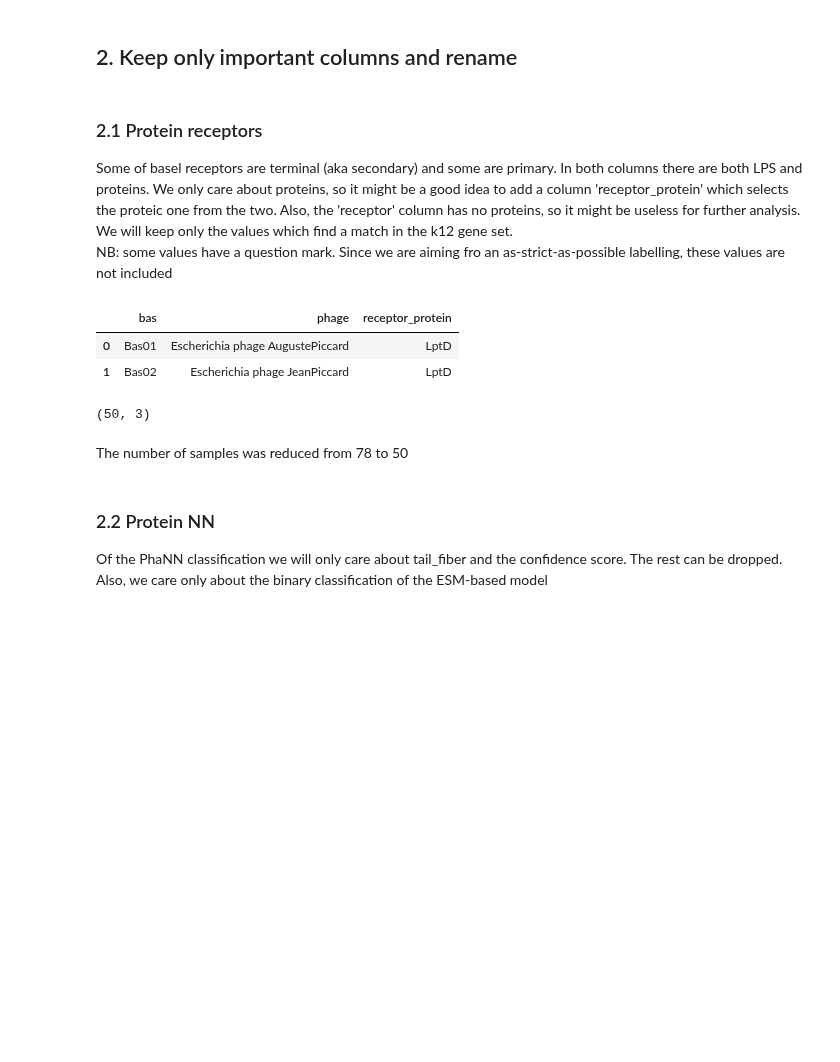
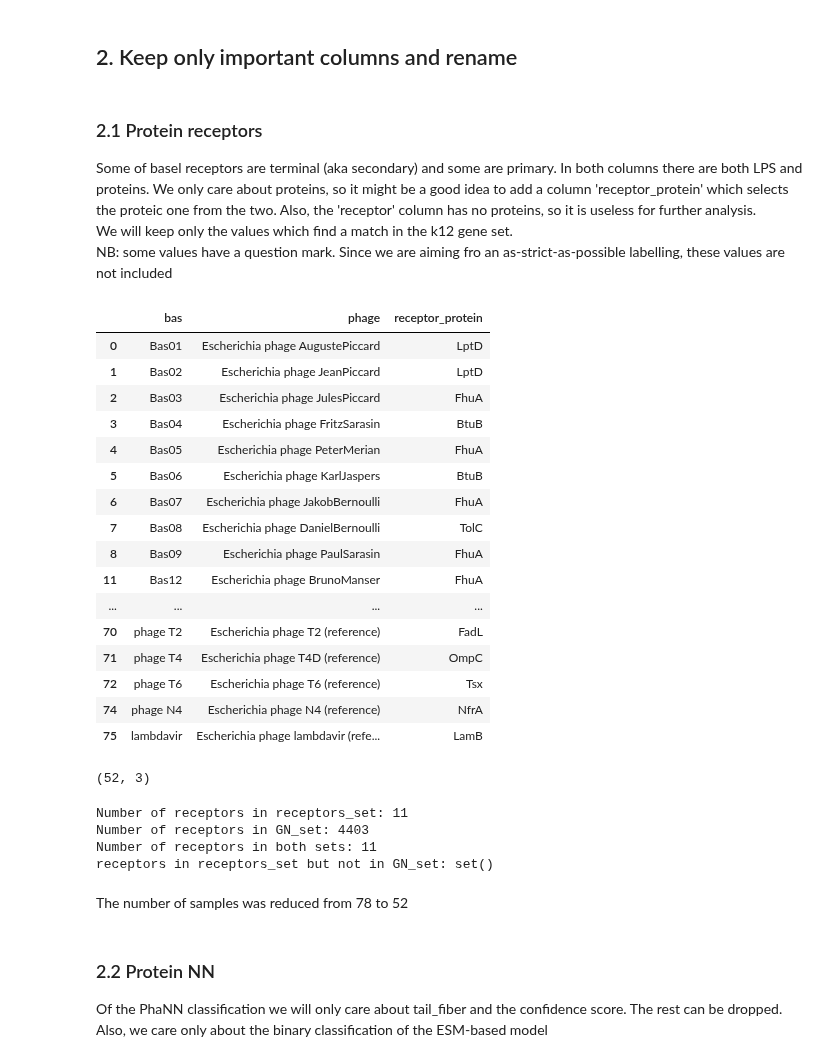
Before and after one commit to Drivahah/Predicting-phage-host-interaction-with-Language-Models, a Jupyter notebook: notebooks/02_regex_transform_data.ipynb, the cells around one changed output. Drawn from its saved outputs; the diff is of its cells as text; code cells hidden in the pictures; blank space fills up the shorter version.

```diff
--- a/notebooks/02_regex_transform_data.ipynb
+++ b/notebooks/02_regex_transform_data.ipynb
@@ -68,12 +68,16 @@ K12 proteome:
 ## 2. Keep only important columns and rename
 # %% [markdown]
 ### 2.1 Protein receptors
-Some of basel receptors are terminal (aka secondary) and some are primary. In both columns there are both LPS and proteins. We only care about proteins, so it might be a good idea to add a column 'receptor_protein' which selects the proteic one from the two. Also, the 'receptor' column has no proteins, so it might be useless for further analysis. \
+Some of basel receptors are terminal (aka secondary) and some are primary. In both columns there are both LPS and proteins. We only care about proteins, so it might be a good idea to add a column 'receptor_protein' which selects the proteic one from the two. Also, the 'receptor' column has no proteins, so it is useless for further analysis. \
 We will keep only the values which find a match in the k12 gene set.\
 NB: some values have a question mark. Since we are aiming fro an as-strict-as-possible labelling, these values are not included
 # %%
 # Get a set of the elements in a df
 GN_set = set(k12_proteome['GN'].str.lower().tolist())
+
+# Strip values in primary_receptor and terminal_receptor of '?'
+receptors['primary_receptor'] = receptors['primary_receptor'].str.strip('?')
+receptors['terminal_receptor'] = receptors['terminal_receptor'].str.strip('?')
 
 # Create a subset that contains only the rows where either primary_receptor or terminal_receptor are in GN_set
 receptors = receptors[(receptors['primary_receptor'].str.lower().isin(GN_set)) | (receptors['terminal_receptor'].str.lower().isin(GN_set))]
@@ -84,15 +88,41 @@ receptors['receptor_protein'] = np.where(receptors['primary_receptor'].str.lower
 keep_columns = ['bas', 'phage', 'receptor_protein']
 receptors = receptors[keep_columns]
 # %%
-display(receptors.head(2))
+display(receptors)
 display(receptors.shape)
 # %% [output]
 |  | bas | phage | receptor_protein |
 | 0 | Bas01 | Escherichia phage AugustePiccard | LptD |
 | 1 | Bas02 | Escherichia phage JeanPiccard | LptD |
+| 2 | Bas03 | Escherichia phage JulesPiccard | FhuA |
+| 3 | Bas04 | Escherichia phage FritzSarasin | BtuB |
+| 4 | Bas05 | Escherichia phage PeterMerian | FhuA |
+| 5 | Bas06 | Escherichia phage KarlJaspers | BtuB |
+| 6 | Bas07 | Escherichia phage JakobBernoulli | FhuA |
+| 7 | Bas08 | Escherichia phage DanielBernoulli | TolC |
+| 8 | Bas09 | Escherichia phage PaulSarasin | FhuA |
+| 11 | Bas12 | Escherichia phage BrunoManser | FhuA |
+| ... | ... | ... | ... |
+| 70 | phage T2 | Escherichia phage T2 (reference) | FadL |
+| 71 | phage T4 | Escherichia phage T4D (reference) | OmpC |
+| 72 | phage T6 | Escherichia phage T6 (reference) | Tsx |
+| 74 | phage N4 | Escherichia phage N4 (reference) | NfrA |
+| 75 | lambdavir | Escherichia phage lambdavir (refe... | LamB |
-(50, 3)
+(52, 3)
+# %%
+# Compare sets of receptors['receptor_protein'] and GN_set
+receptors_set = set(receptors['receptor_protein'].str.lower().tolist())
+print('Number of receptors in receptors_set:', len(receptors_set))
+print('Number of receptors in GN_set:', len(GN_set))
+print('Number of receptors in both sets:', len(receptors_set.intersection(GN_set)))
+print('receptors in receptors_set but not in GN_set:', receptors_set.difference(GN_set))
+# %% [output]
+Number of receptors in receptors_set: 11
+Number of receptors in GN_set: 4403
+Number of receptors in both sets: 11
+receptors in receptors_set but not in GN_set: set()
 # %% [markdown]
-The number of samples was reduced from 78 to 50
+The number of samples was reduced from 78 to 52
 # %% [markdown]
 ### 2.2 Protein NN
 Of the PhaNN classification we will only care about tail_fiber and the confidence score. The rest can be dropped. \
```
Also changed, not shown: parts of 11 cells of this notebook, 1 other file.
